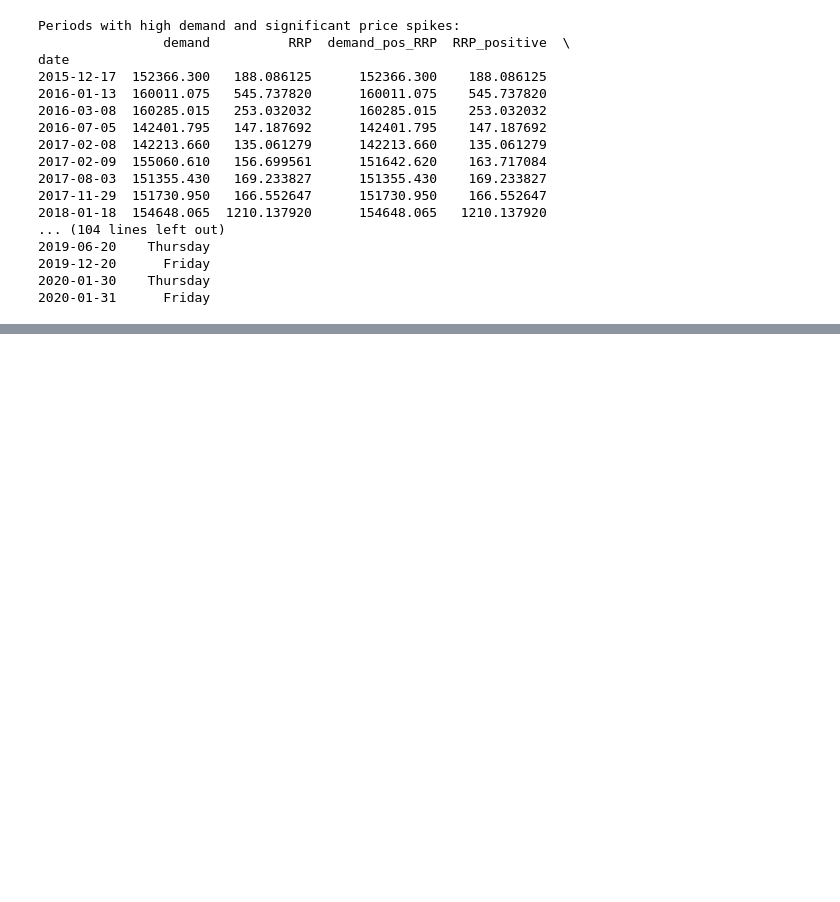
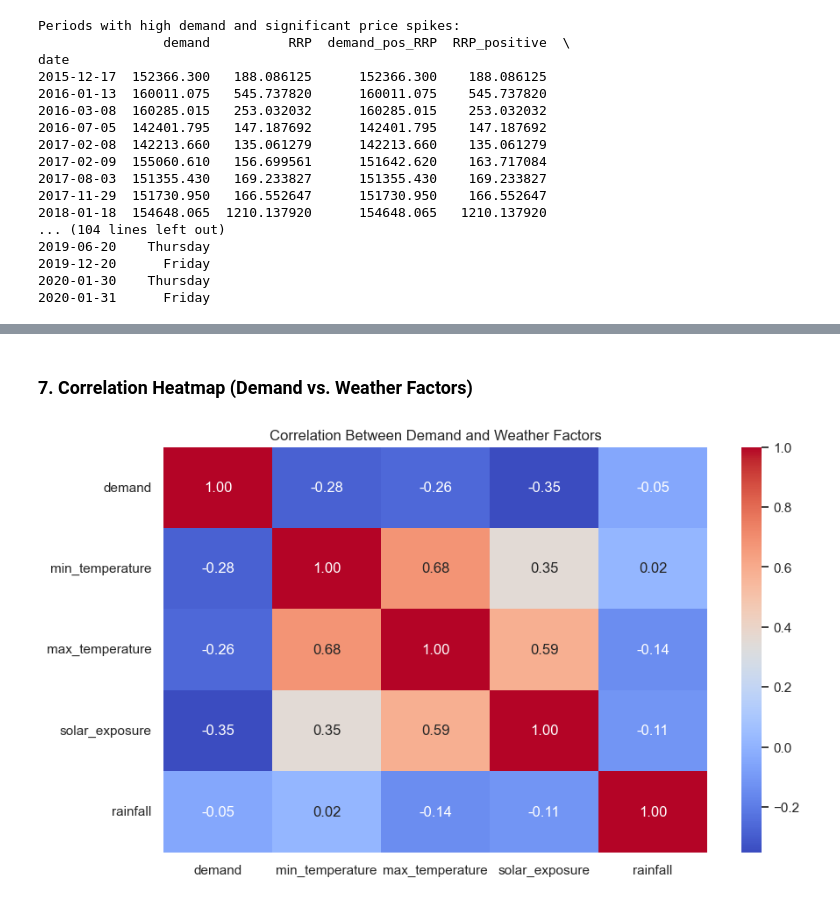
Before and after one commit to sainath9392/Electricity_Demand-and_Price_ForecastingInfosys_Internship_Oct2025, a Jupyter notebook: main.ipynb, the cells around one changed output, grey strips where cells are left out. Drawn from its saved outputs; the diff is of its cells as text; code cells hidden in the pictures; blank space fills up the shorter version.

```diff
--- a/main.ipynb
+++ b/main.ipynb
@@ -236,0 +253,18 @@ date
+# %%
+# Function to iteratively remove extreme outliers using IQR method (excluding rainfall)
+def remove_extreme_outliers(df, columns):
+    for col in columns:
+        if col != 'rainfall' and df[col].nunique() > 10:  # Exclude rainfall from outlier removal
+            while True:
+                Q1 = df[col].quantile(0.25)
+                Q3 = df[col].quantile(0.75)
+                IQR = Q3 - Q1
+                lower_bound = Q1 - 1.5 * IQR
+                upper_bound = Q3 + 1.5 * IQR
+                filtered_df = df[(df[col] >= lower_bound) & (df[col] <= upper_bound)]
+
+                # Stop iteration if no extreme outliers remain
+                if len(filtered_df) == len(df):
+                    break
+                df = filtered_df
+    return df
@@ -236,0 +324,12 @@ date
+# %% [markdown]
+### 7. Correlation Heatmap (Demand vs. Weather Factors)
+# %%
+# Weather Impact Analysis
+# Correlation Heatmap
+df_weather = df_cleaned[['demand', 'min_temperature', 'max_temperature', 'solar_exposure', 'rainfall']]
+plt.figure(figsize=(10, 6))
+sns.heatmap(df_weather.corr(), annot=True, cmap='coolwarm', fmt='.2f')
+plt.title('Correlation Between Demand and Weather Factors')
+plt.show()
+# %% [output]
+[figure, added]
```
Also changed, not shown: parts of 46 cells of this notebook.
